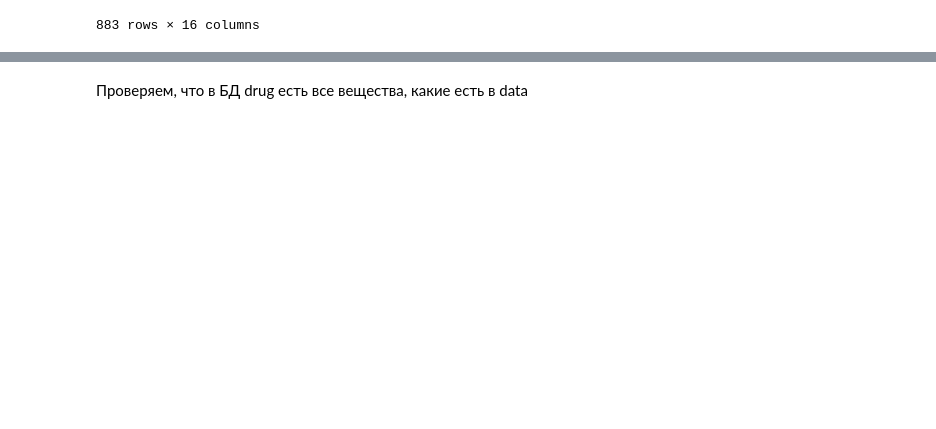
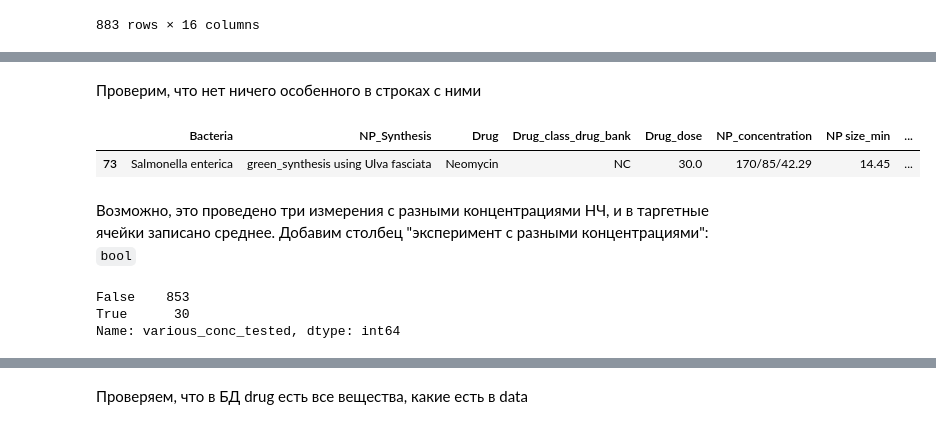
Before and after one commit to vahahahart/hackathon_team_3, a Jupyter notebook: final_NP.ipynb, the cells around one changed output, grey strips where cells are left out. Saved outputs shown, nothing was run; the diff lists cells and outputs as text; code cells hidden in the pictures; blank space fills up the shorter version.

````diff
--- a/final_NP.ipynb
+++ b/final_NP.ipynb
@@ -48,0 +55,3 @@ df
+# %%
+df['ZOI_drug'] = df['ZOI_drug'].replace('32+', '32').astype('float64')
+df['ZOI_drug'].unique()
@@ -48,0 +70,3 @@ df
+# %%
+df['ZOI_NP'] = df['ZOI_NP'].replace('50+', '50').astype('float64')
+df['ZOI_NP'].unique()
@@ -48,0 +87,3 @@ df
+# %%
+df['ZOI_drug_NP'] = df['ZOI_drug_NP'].replace({'32+': '32', '17+2': '19'}).astype('float64')
+df['ZOI_drug_NP'].unique()
@@ -48,0 +121,17 @@ df
+# %% [markdown]
+Проверим, что нет ничего особенного в строках с ними
+# %%
+df[df['NP_concentration'] == '170/85/42.29']
+# %% [output]
+|  | Bacteria | NP_Synthesis | Drug | Drug_class_drug_bank | Drug_dose | NP_concentration | NP size_min | ... |
+| 73 | Salmonella enterica | green_synthesis using Ulva fasciata | Neomycin | NC | 30.0 | 170/85/42.29 | 14.45 | ... |
+# %% [markdown]
+Возможно, это проведено три измерения с разными концентрациями НЧ, и в таргетные ячейки записано среднее. Добавим столбец "эксперимент с разными концентрациями": ```bool```
+# %%
+df['various_conc_tested'] = np.array(['/' in str(x) for x in df['NP_concentration']])
+df.loc[df['various_conc_tested'] == True, 'NP_concentration'] = 170
+df['various_conc_tested'].value_counts()
+# %% [output]
+False    853
+True      30
+Name: various_conc_tested, dtype: int64
````
Also changed, not shown: parts of 58 cells of this notebook, 1 other file.
